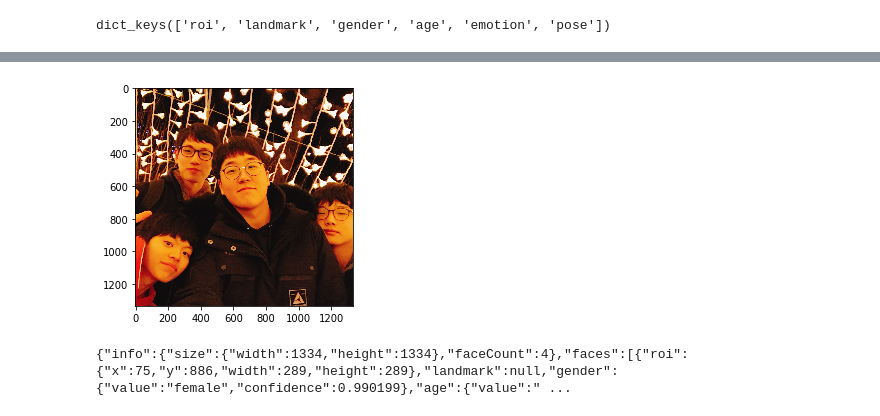
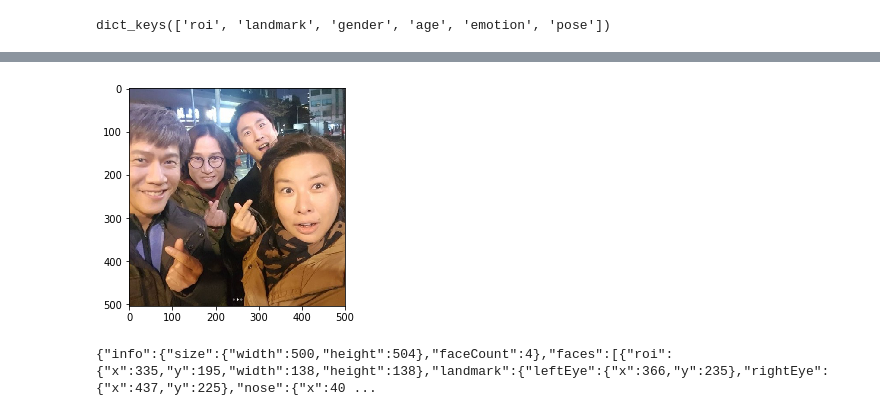
Before and after one commit to nickjw0205/Vacation_SP, a Jupyter notebook: source_code/Day3-3.ipynb, the cells around one changed output, grey strips where cells are left out. Saved outputs shown, nothing was run; the diff lists cells and outputs as text; code cells hidden in the pictures.

```diff
--- a/source_code/Day3-3.ipynb
+++ b/source_code/Day3-3.ipynb
@@ -543,25 +537,25 @@ plt.show()
 # %%
-img = mpimg.imread('../data/face_detection_test_GP2.jpeg')
+img = mpimg.imread('../data/face_detection_test_AJ.jpg')
 imgplot = plt.imshow(img)
 # %% [output]
-[figure, old version]
+[figure, new version]
 # %%
 url = "https://openapi.naver.com/v1/vision/face"
 
-files = {'image': open('../data/face_detection_test_GP2.jpeg','rb')}
+files = {'image': open('../data/face_detection_test_AJ.jpg','rb')}
 
 
 headers = {"X-Naver-Client-Id": client_id, "X-Naver-Client-Secret": client_secret}
 
 response = requests.post(url, files=files, headers=headers)
-rescode = reponse.status_code
+rescode = response.status_code
 if(rescode == 200):
     print(response.text)
 
 else:
     print("Error Code:" + rescode)
 # %% [output]
-{"info":{"size":{"width":1334,"height":1334},"faceCount":4},"faces":[{"roi":{"x":75,"y":886,"width":289,"height":289},"landmark":null,"gender":{"value":"female","confidence":0.990199},"age":{"value":" ...
+{"info":{"size":{"width":500,"height":504},"faceCount":4},"faces":[{"roi":{"x":335,"y":195,"width":138,"height":138},"landmark":{"leftEye":{"x":366,"y":235},"rightEye":{"x":437,"y":225},"nose":{"x":40 ...
 # %%
 detect_result = json.loads(response.text)
 detect_result
```
Also changed, not shown: parts of 15 cells of this notebook.
